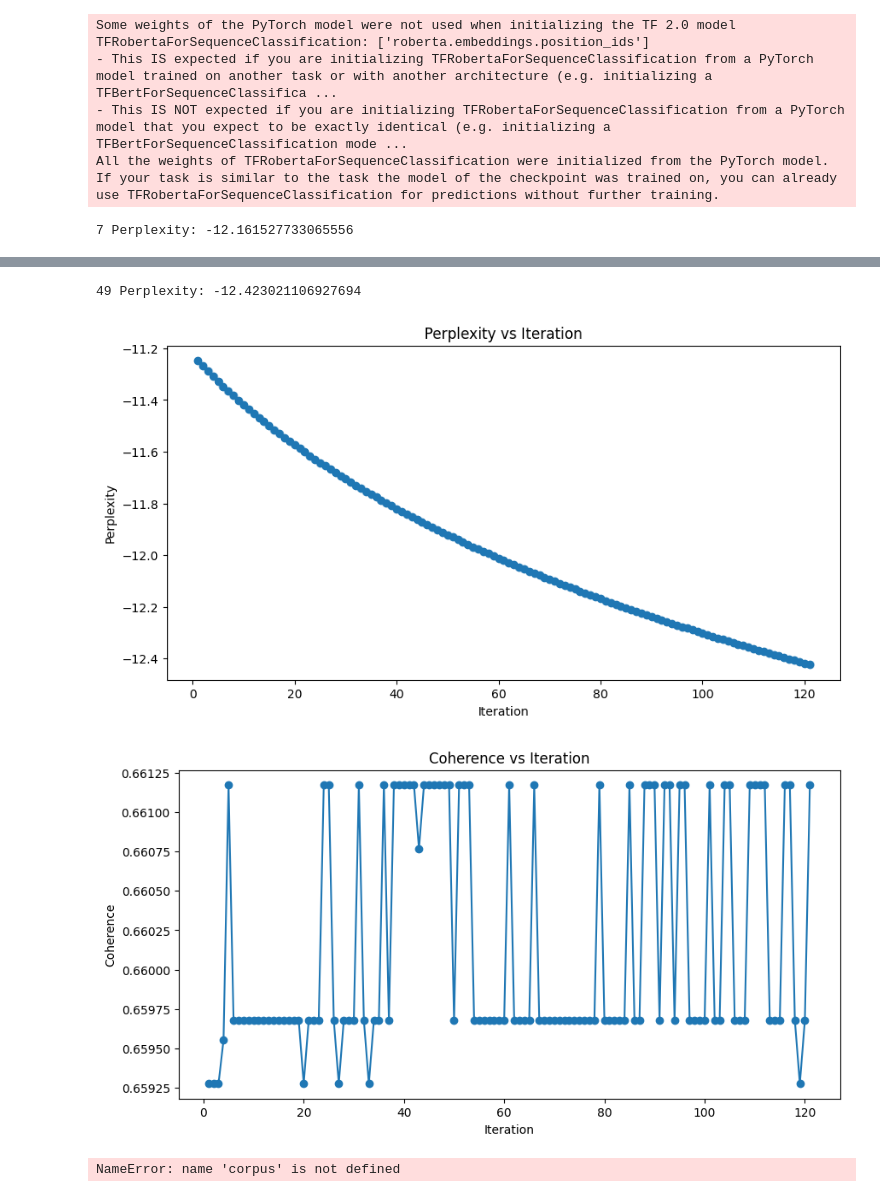
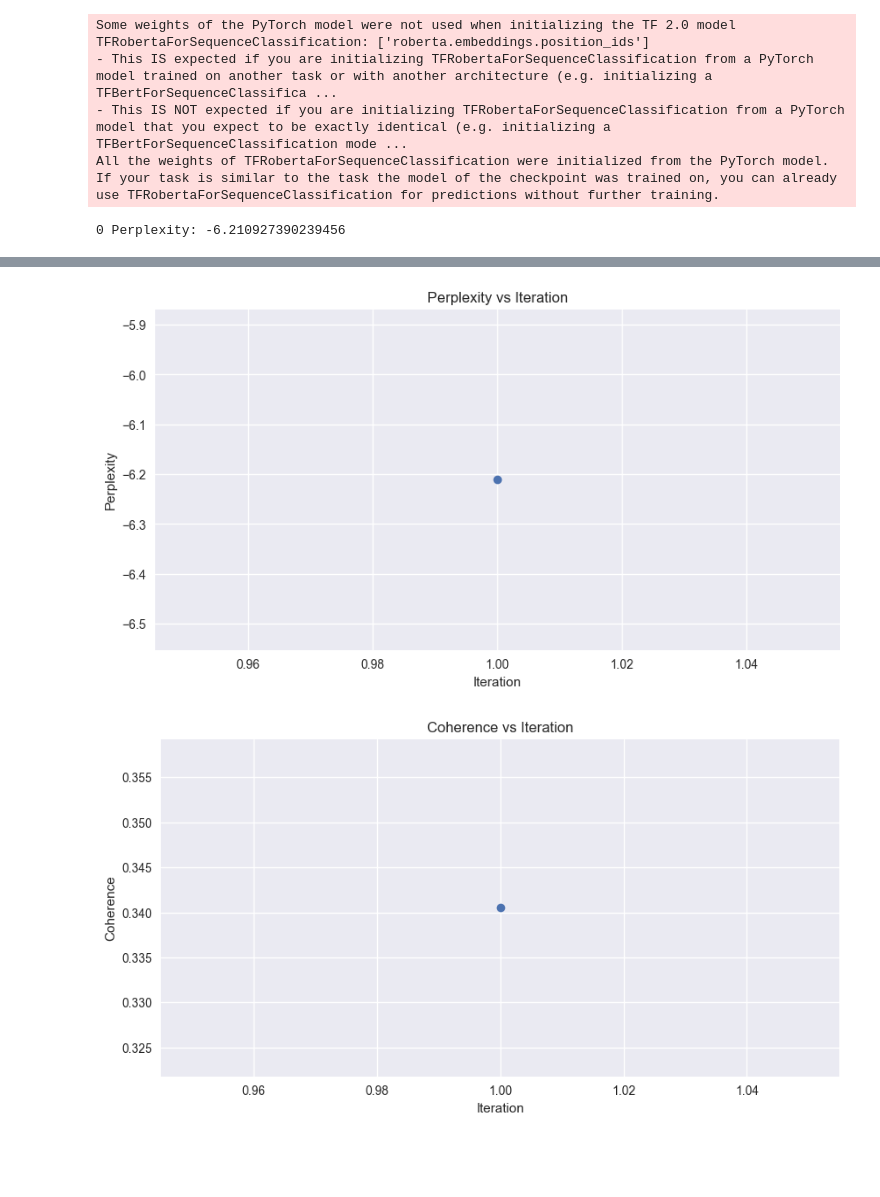
Before and after one commit to DanielJos/media-nlp-analysis, a Jupyter notebook: notebooks/init-and-train-corpus.ipynb, the cells around one changed output, grey strips where cells are left out. Cells and saved outputs as stored; diff of their text form; code cells hidden in the pictures; blank space fills up the shorter version.

```diff
--- a/notebooks/init-and-train-corpus.ipynb
+++ b/notebooks/init-and-train-corpus.ipynb
@@ -57,20 +57,20 @@ corpus.initLDA(
 # %%
 perplexities = []
 coherences = []
+# %%
+for i in range(0, 1):
+  corpus.trainLDA()
+  [perplexity, coherence] = corpus.assessLDA()
+
+  perplexities.append(perplexity)
+  coherences.append(coherence)
+
+  print(str(i) + ' Perplexity: ' + str(perplexity), end='\r')
+# %% [output]
+0 Perplexity: -6.210927390239456
 # %%
 import matplotlib.pyplot as plt
-
-for i in range(0, 50):
-  corpus.trainLDA(
-    passes=10,
-    workers=4,
-  )
-  [perplexity, coherence] = corpus.assessLDA()
-
-  perplexities.append(perplexity)
-  coherences.append(coherence)
-
-  print(str(i) + ' Perplexity: ' + str(perplexity), end='\r')
+plt.style.use('seaborn-v0_8')
 
 # Remove previous plots
 plt.close('all')
@@ -91,4 +91,3 @@ plt.ylabel('Coherence')
 plt.title('Coherence vs Iteration')
 plt.show()
 # %% [output]
-7 Perplexity: -12.161527733065556
@@ -113,10 +94,2 @@ _pickle.UnpicklingError: pickle data was truncated
-49 Perplexity: -12.423021106927694
-[figure, old version]
+[figure, new version]
-[figure, old version]
+[figure, new version]
-# %%
-# Pickle the corpus
-import pickle
-with open('../pickle/corpus_1000.pkl', 'wb') as f:
-  pickle.dump(corpus, f)
-# %% [output]
-NameError: name 'corpus' is not defined
```
Also changed, not shown: parts of 9 cells of this notebook, 3 other files.
